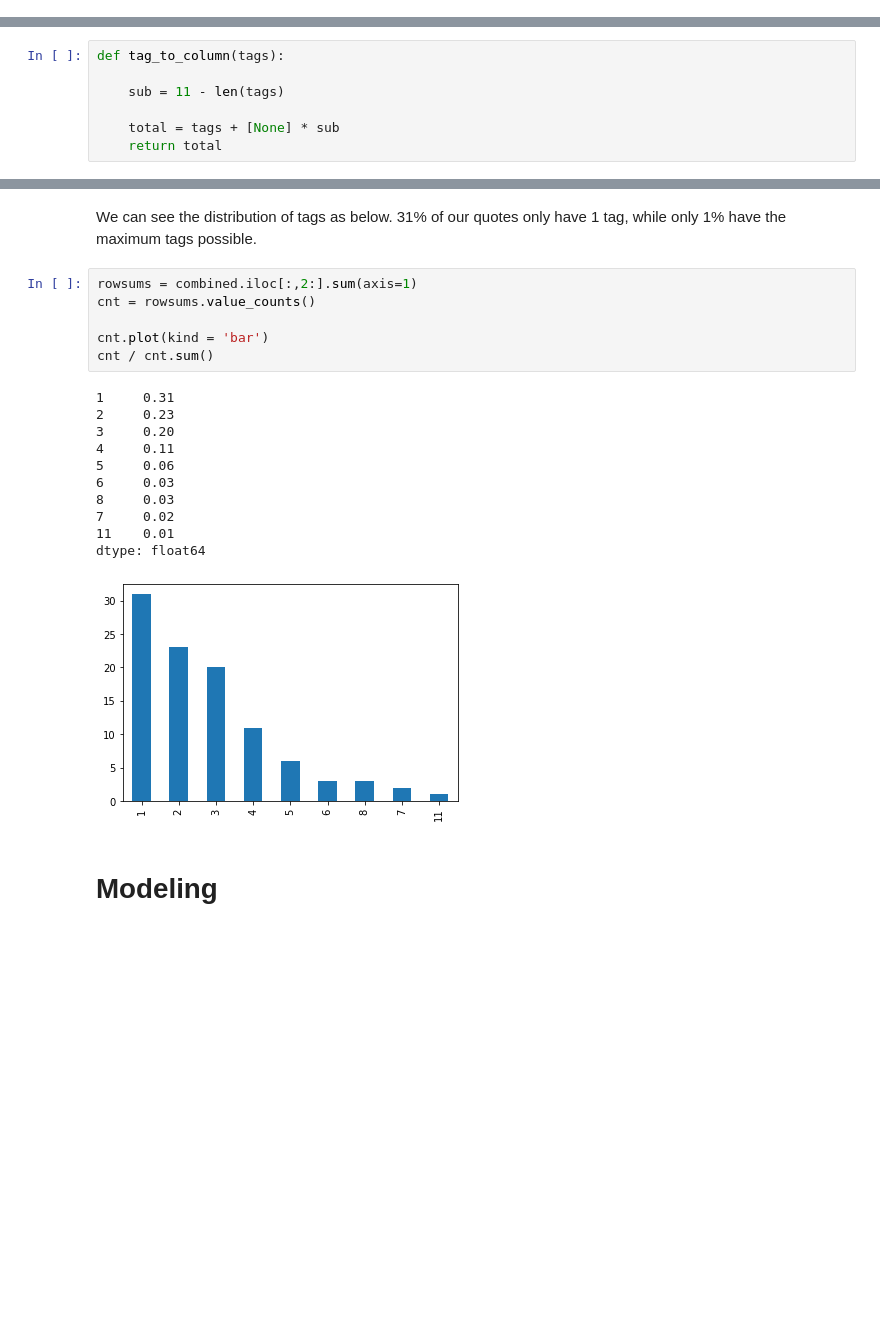
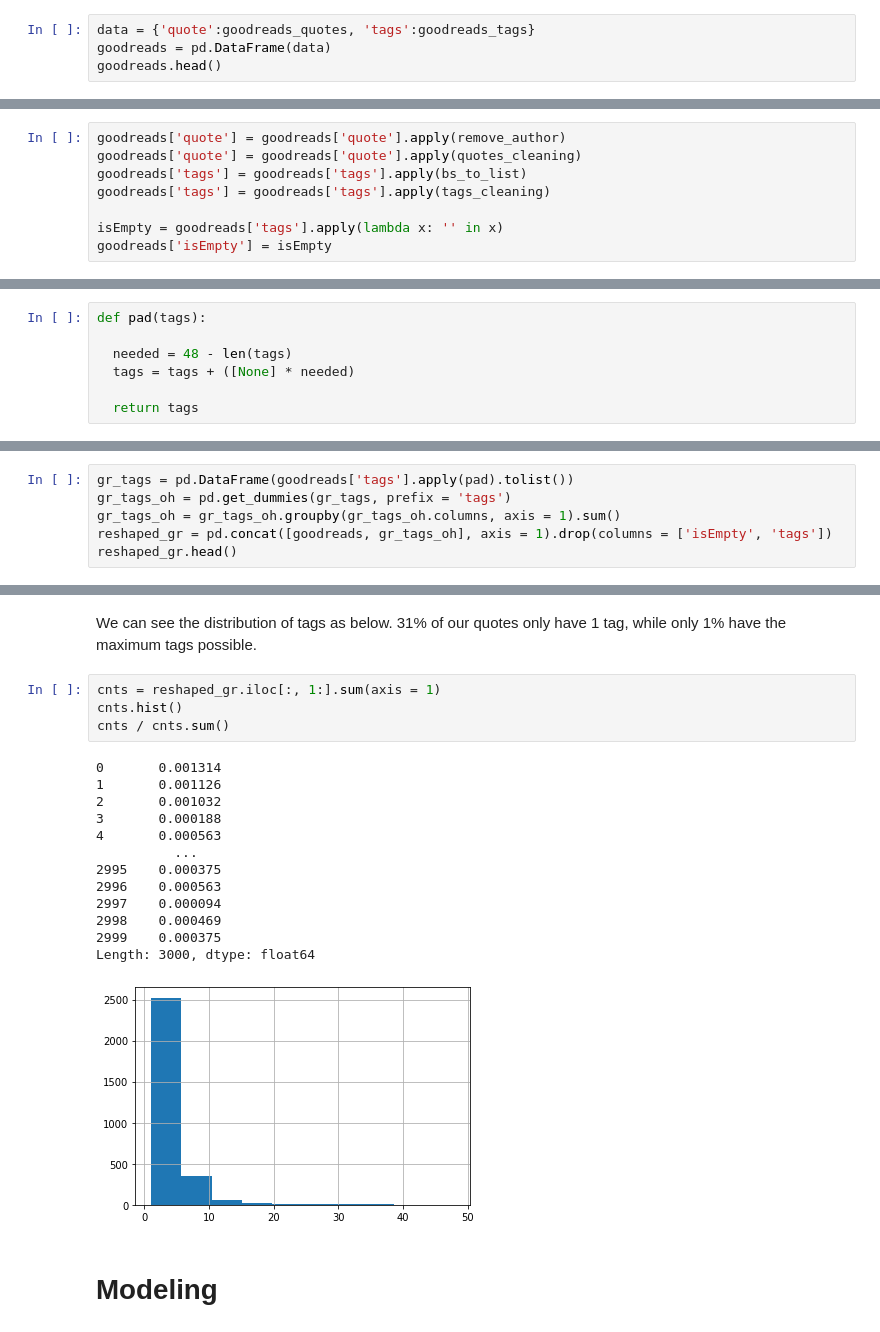
Before and after one commit to gprasad125/lign167_finalproject, a Jupyter notebook: Copy_of_Project_Tester.ipynb, the cells around one changed output, grey strips where cells are left out. Cells and saved outputs as stored; diff of their text form; blank space fills up the shorter version.

Commit message:
changed dataset to GoodReads data and remade models 1 and 2

```diff
--- a/Copy_of_Project_Tester.ipynb
+++ b/Copy_of_Project_Tester.ipynb
@@ -93,0 +82,4 @@ df.head()
+# %%
+data = {'quote':goodreads_quotes, 'tags':goodreads_tags}
+goodreads = pd.DataFrame(data)
+goodreads.head()
@@ -127,2 +149,10 @@ df['Tags'] = df['Tags'].apply(tags_cleaning)
+# %%
+goodreads['quote'] = goodreads['quote'].apply(remove_author)
+goodreads['quote'] = goodreads['quote'].apply(quotes_cleaning)
+goodreads['tags'] = goodreads['tags'].apply(bs_to_list)
+goodreads['tags'] = goodreads['tags'].apply(tags_cleaning)
+
+isEmpty = goodreads['tags'].apply(lambda x: '' in x)
+goodreads['isEmpty'] = isEmpty
 # %% [markdown]
 Now, having cleaned the dataset more fully, we can see the impact on our data.
@@ -148,12 +178,12 @@ So we see that the maximum amount of tags a quote could have would be 11 tags. S
 
 For example, an input of [life, duck, nature] would yield [life, duck, nature, None, None, None, None, None, None, None, None].
 # %%
-def tag_to_column(tags):
+def pad(tags):
 
-    sub = 11 - len(tags)
+  needed = 48 - len(tags)
+  tags = tags + ([None] * needed)
 
-    total = tags + [None] * sub
-    return total
+  return tags
 # %% [markdown]
 Now we can apply that function to our Tags column, and use pandas get_dummies() functionality to reshape our dataframe to where each tag is a column, and the column contains 1s or 0s, reflecting whether or not a particular tag is in the quote belonging to that row.
 
@@ -177,0 +193,6 @@ combined.head(3)
+# %%
+gr_tags = pd.DataFrame(goodreads['tags'].apply(pad).tolist())
+gr_tags_oh = pd.get_dummies(gr_tags, prefix = 'tags')
+gr_tags_oh = gr_tags_oh.groupby(gr_tags_oh.columns, axis = 1).sum()
+reshaped_gr = pd.concat([goodreads, gr_tags_oh], axis = 1).drop(columns = ['isEmpty', 'tags'])
+reshaped_gr.head()
@@ -178,23 +207,23 @@ combined.head(3)
 # %% [markdown]
 We can see the distribution of tags as below. 31% of our quotes only have 1 tag, while only 1% have the maximum tags possible.
-# %%
-rowsums = combined.iloc[:,2:].sum(axis=1)
-cnt = rowsums.value_counts()
-
-cnt.plot(kind = 'bar')
-cnt / cnt.sum()
-# %% [output]
-1     0.31
-2     0.23
-3     0.20
-4     0.11
-5     0.06
-6     0.03
-8     0.03
-7     0.02
-11    0.01
-dtype: float64
-[figure, removed]
+# %%
+cnts = reshaped_gr.iloc[:, 1:].sum(axis = 1)
+cnts.hist()
+cnts / cnts.sum()
+# %% [output]
+0       0.001314
+1       0.001126
+2       0.001032
+3       0.000188
+4       0.000563
+          ...
+2995    0.000375
+2996    0.000563
+2997    0.000094
+2998    0.000469
+2999    0.000375
+Length: 3000, dtype: float64
+[figure, added]
 # %% [markdown]
 # Modeling
 # %% [markdown]
```
Also changed, not shown: parts of 46 cells of this notebook.
